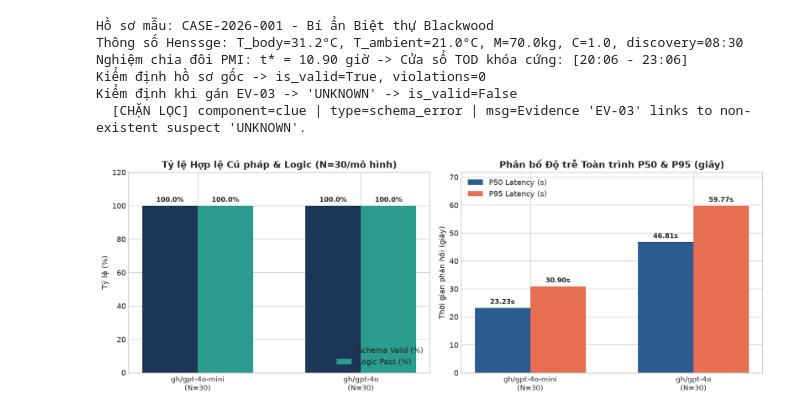
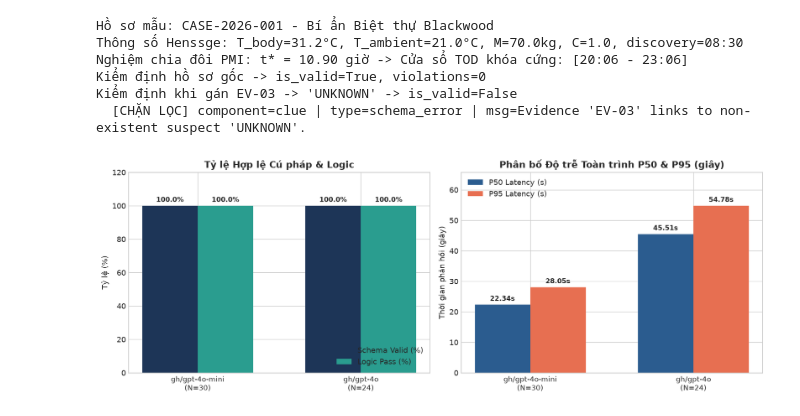
Before and after one commit to NNgocCongAnh/graduation-project, a Jupyter notebook: benchmark_evaluation.ipynb, the cells around one changed output. Cells and saved outputs as stored; diff of their text form; code cells hidden in the pictures.

Commit message:
refactor(repo): separate benchmark scripts and results into benchmarks/ module and clean detective-backend/

```diff
--- a/benchmark_evaluation.ipynb
+++ b/benchmark_evaluation.ipynb
@@ -20,11 +20,14 @@ import pandas as pd
 import matplotlib.pyplot as plt
 import numpy as np
 
-# Gắn đường dẫn tới thư mục backend để chạy trực tiếp từ thư mục gốc
+# Gắn đường dẫn tới detective-backend và benchmarks/scripts để chạy từ thư mục gốc
 ROOT_DIR = os.path.abspath(".")
 BACKEND_DIR = os.path.join(ROOT_DIR, "detective-backend") if os.path.isdir(os.path.join(ROOT_DIR, "detective-backend")) else ROOT_DIR
-if BACKEND_DIR not in sys.path:
-    sys.path.insert(0, BACKEND_DIR)
+SCRIPTS_DIR = os.path.join(ROOT_DIR, "benchmarks", "scripts")
+RESULTS_DIR = os.path.join(ROOT_DIR, "benchmarks", "results")
+for _p in (BACKEND_DIR, SCRIPTS_DIR):
+    if _p not in sys.path:
+        sys.path.insert(0, _p)
 
 import agents
 from models import CaseDossier
@@ -41,7 +44,7 @@ print(f"Python: {sys.version.split()[0]} | Backend dir: {BACKEND_DIR}")
 # %% [output]
 Python: 3.13.13 | Backend dir: d:\Work\Đồ Án Tốt Nghiệp\detective-backend
 # %%
-# Tổng hợp kết quả thực nghiệm từ các tệp JSON thô đối chiếu Bảng 4.1
+# Tổng hợp kết quả thực nghiệm từ thư mục benchmarks/results/
 import math
 
 def wilson_ci_95(k: int, n: int, z: float = 1.96):
@@ -54,15 +57,15 @@ def wilson_ci_95(k: int, n: int, z: float = 1.96):
     return (round(100.0 * (center - half), 1), round(100.0 * min(1.0, center + half), 1))
 
 datasets = [
-    ("gh/gpt-4o-mini (Cloud, N=30)", "benchmark_results_gpt4o_mini.json"),
-    ("gh/gpt-4o (Cloud, N=30)", "benchmark_results_gpt4o_v2.json"),
-    ("gemma4:e4b-it-qat (Local*, N=23)", "benchmark_results_gemma4_local.json"),
+    ("gh/gpt-4o-mini (Cloud, N=30)", "benchmark_gpt-4o-mini.json"),
+    ("gh/gpt-4o (Cloud, N=24)", "benchmark_gpt-4o.json"),
+    ("gemma4:e4b-it-qat (Local*, N=23)", "benchmark_gemma4_hybrid.json"),
 ]
 
 summary_rows = []
 all_records = []
 for label, fname in datasets:
-    fpath = os.path.join(BACKEND_DIR, fname)
+    fpath = os.path.join(RESULTS_DIR, fname)
     with open(fpath, "r", encoding="utf-8") as f:
         trials = json.load(f)
     all_records.extend(trials)
@@ -84,10 +87,7 @@ for label, fname in datasets:
     })
 
 df_summary = pd.DataFrame(summary_rows)
-print(f"Tổng số lượt đã đối chiếu (Bảng 4.1): {len(all_records)} lượt từ {len(datasets)} tệp JSON\n")
-print("=== BẢNG TỔNG HỢP THỰC NGHIỆM ĐỐI CHIẾU BẢNG 4.1 ===")
+print(f"Tổng số lượt đã tổng hợp từ benchmarks/results/: {len(all_records)} lượt từ {len(datasets)} tệp JSON\n")
+print("=== BẢNG TỔNG HỢP THỰC NGHIỆM (BENCHMARKS/RESULTS) ===")
 display(df_summary)
-
-patched_4o = [r for r in json.load(open(os.path.join(BACKEND_DIR, 'benchmark_results_gpt4o_v2.json'), encoding='utf-8')) if r.get('patch_retries', 0) > 0]
-print(f"\nSố lượt gh/gpt-4o kích hoạt vá lỗi cục bộ thành công: {len(patched_4o)}/30 lượt")
 # %% [output]
@@ -148,41 +146,39 @@ else:
     print(f"Patch retries    : {live_res['patch_retries']} | Độ trễ: {live_res['latency_sec']}s")
     print(f"Model theo Agent : {json.dumps(live_res['agent_models'], ensure_ascii=False)}")
 # %%
-# Trực quan hóa Kết quả Đối sánh hai mô hình đám mây (N=60, Bảng 4.1)
+# Trực quan hóa Kết quả Đối sánh hai mô hình đám mây
 df_cloud = df_summary.iloc[:2].copy()
 fig, (ax1, ax2) = plt.subplots(1, 2, figsize=(12.5, 4.6), dpi=130)
 
 x = np.arange(len(df_cloud))
 w = 0.34
-labels = ["gh/gpt-4o-mini\n(N=30)", "gh/gpt-4o\n(N=30)"]
+labels = ["gh/gpt-4o-mini\n(N=30)", "gh/gpt-4o\n(N=24)"]
 
-# Biểu đồ 1: Schema & Logic Pass Rate (%)
 b1 = ax1.bar(x - w/2, df_cloud["Schema_Valid_%"], w, label="Schema Valid (%)", color="#1D3557")
 b2 = ax1.bar(x + w/2, df_cloud["Logic_Pass_%"], w, label="Logic Pass (%)", color="#2A9D8F")
-ax1.set_title("Tỷ lệ Hợp lệ Cú pháp & Logic (N=30/mô hình)", fontweight="bold")
+ax1.set_title("Tỷ lệ Hợp lệ Cú pháp & Logic", fontweight="bold")
 ax1.set_ylabel("Tỷ lệ (%)")
 ax1.set_xticks(x)
 ax1.set_xticklabels(labels, fontsize=9.5)
 ax1.set_ylim(0, 120)
 ax1.legend(loc="lower right")
 for rect in list(b1) + list(b2):
     h = rect.get_height()
     ax1.annotate(f"{h:.1f}%", (rect.get_x() + rect.get_width()/2, h), xytext=(0, 3), textcoords="offset points", ha="center", va="bottom", fontsize=9, fontweight="bold")
 
-# Biểu đồ 2: Độ trễ P50 vs P95 (đơn vị giây s)
 l1 = ax2.bar(x - w/2, df_cloud["P50_s"], w, label="P50 Latency (s)", color="#2B5C8F")
 l2 = ax2.bar(x + w/2, df_cloud["P95_s"], w, label="P95 Latency (s)", color="#E76F51")
 ax2.set_title("Phân bố Độ trễ Toàn trình P50 & P95 (giây)", fontweight="bold")
 ax2.set_ylabel("Thời gian phản hồi (giây)")
 ax2.set_xticks(x)
 ax2.set_xticklabels(labels, fontsize=9.5)
 ax2.set_ylim(0, max(df_cloud["P95_s"]) * 1.2)
 ax2.legend(loc="upper left")
 for rect in list(l1) + list(l2):
     h = rect.get_height()
     ax2.annotate(f"{h:.2f}s", (rect.get_x() + rect.get_width()/2, h), xytext=(0, 3), textcoords="offset points", ha="center", va="bottom", fontsize=9, fontweight="bold")
 
 plt.tight_layout()
 plt.show()
 # %% [output]
-[figure, old version]
+[figure, new version]
```
Also changed, not shown: parts of 2 cells of this notebook, 34 other files.
